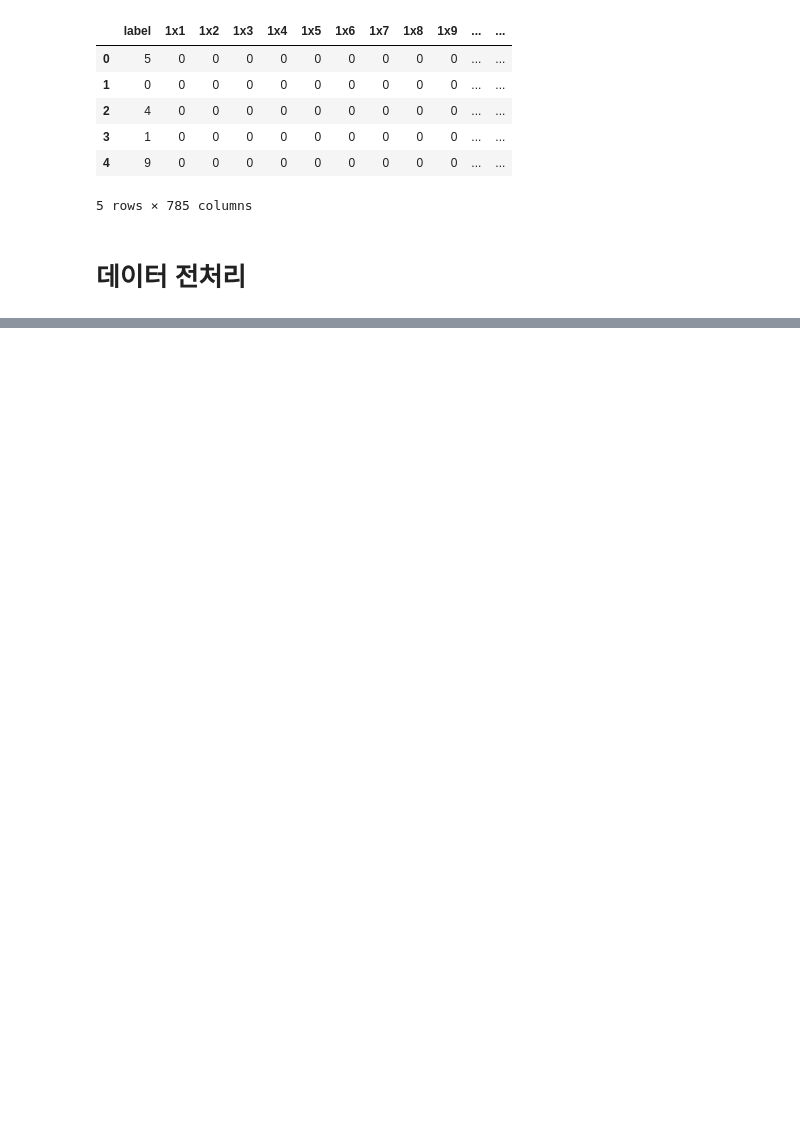
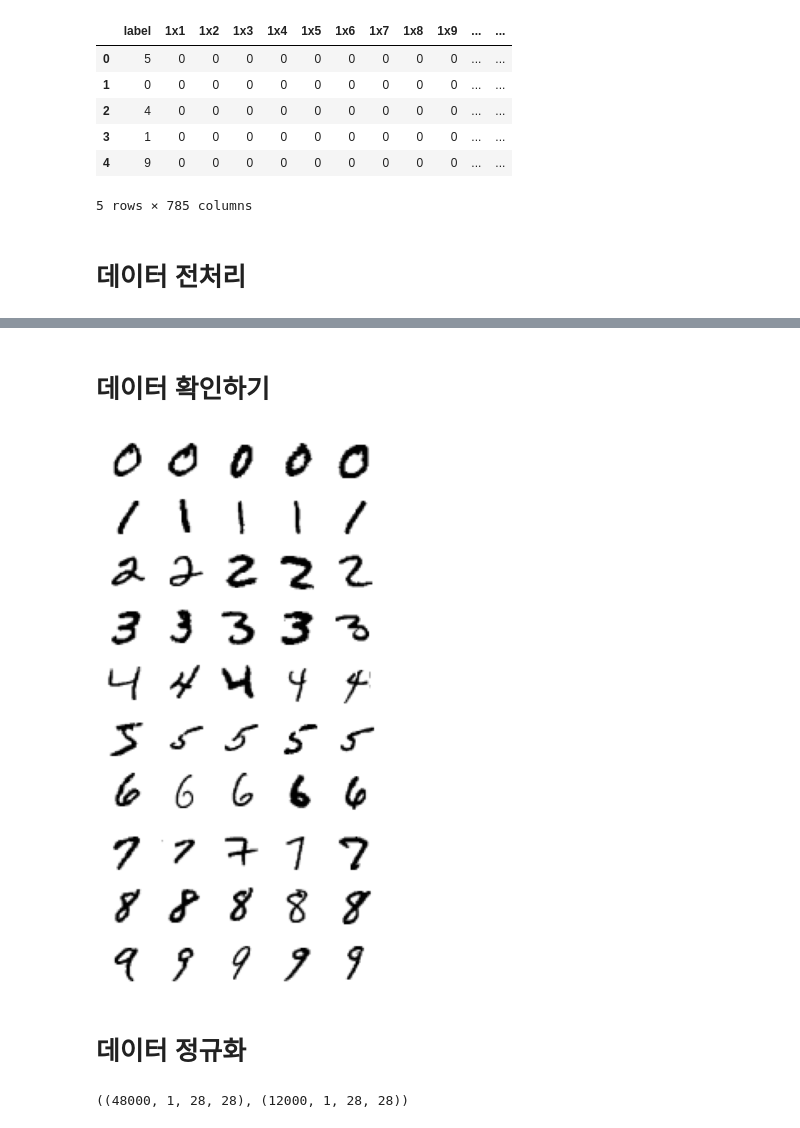
Before and after one commit to gsa-projects/ai-learning-study, a Jupyter notebook: M04_01.ipynb, the cells around one changed output, grey strips where cells are left out. Cells and saved outputs as stored; diff of their text form; code cells hidden in the pictures; blank space fills up the shorter version.

```diff
--- a/M04_01.ipynb
+++ b/M04_01.ipynb
@@ -61,0 +83,18 @@ train_data.isnull().sum().sum()
+# %% [markdown]
+# 데이터 확인하기
+# %%
+output_classes = 10
+image_width = image_height = 28
+
+fig, ax = plt.subplots(output_classes, 5, figsize=(5, output_classes))
+
+for i in range(ax.shape[0]):
+    ith_label = train_data[train_data['label'] == i]
+
+    for j in range(ax.shape[1]):
+        ax[i, j].imshow(ith_label.iloc[j, 1:].to_numpy().reshape(image_width, image_height), cmap='gray_r')
+        ax[i, j].axis('off')
+# %% [output]
+[figure, added]
+# %% [markdown]
+# 데이터 정규화
@@ -61,0 +104,6 @@ train_data.isnull().sum().sum()
+# %%
+X_train, X_valid, Y_train, Y_valid = train_test_split(X, Y, test_size=0.2, random_state=224, shuffle=True, stratify=Y)
+
+X_train.shape, X_valid.shape
+# %% [output]
+((48000, 1, 28, 28), (12000, 1, 28, 28))
```
Also changed, not shown: parts of 20 cells of this notebook.
